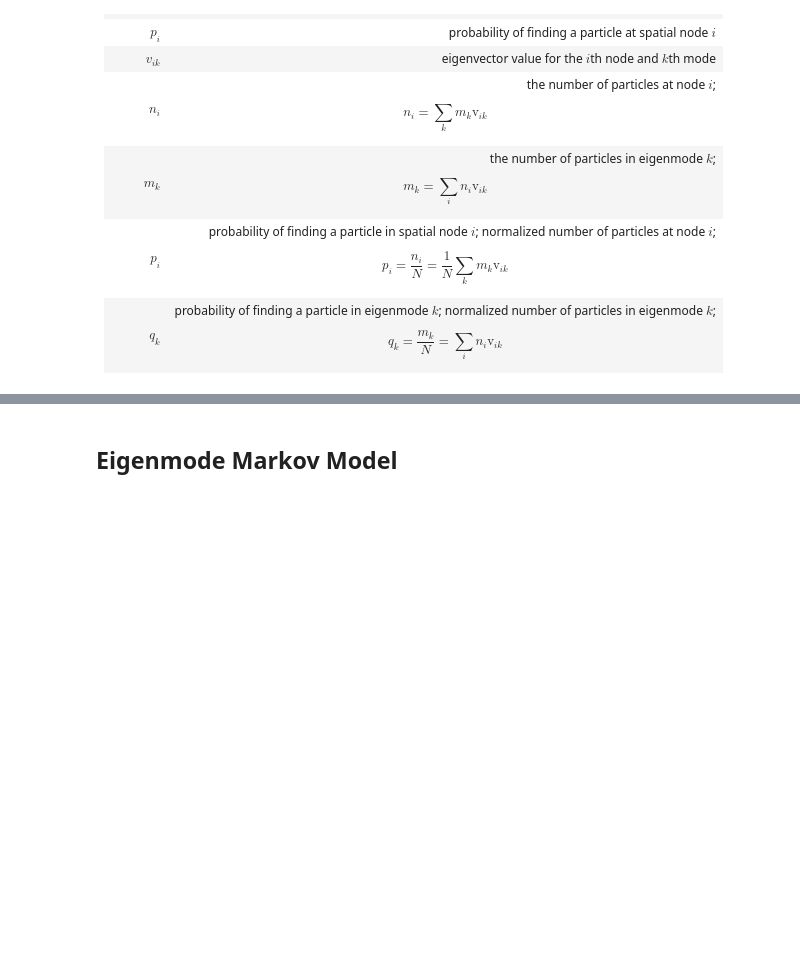
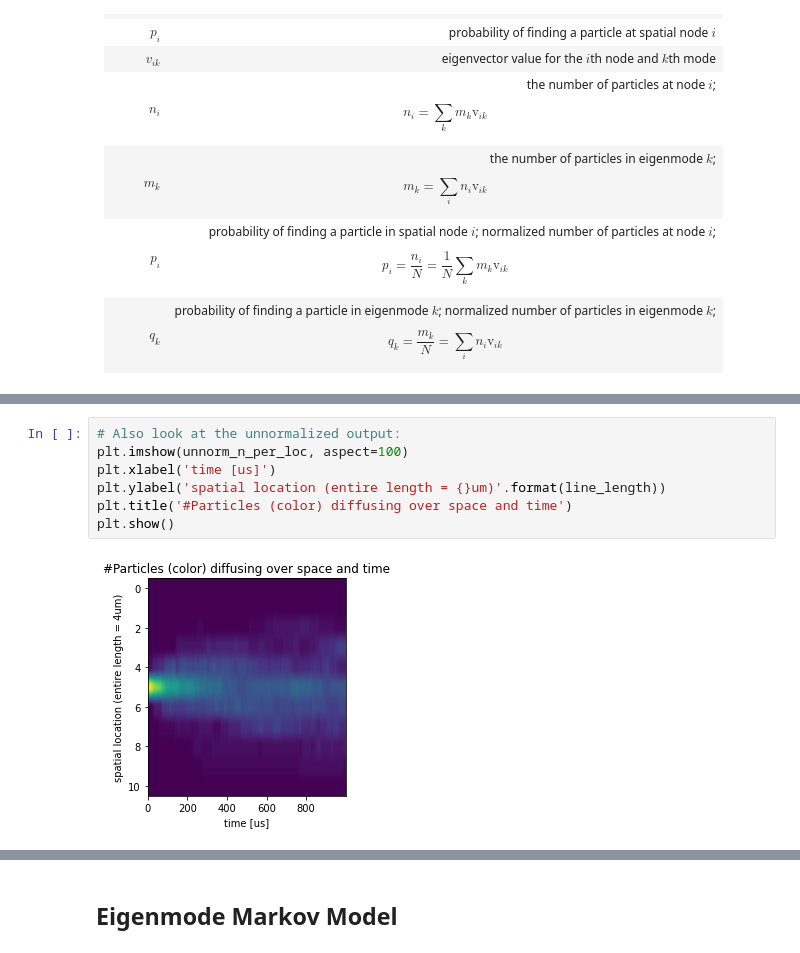
Before and after one commit to margotwagner/diffusion-model, a Jupyter notebook: notebooks/markov-eigenmode-validation/eme-random-walk-1d-validation-variance.ipynb, the cells around one changed output, grey strips where cells are left out. Drawn from its saved outputs; the diff is of its cells as text; blank space fills up the shorter version.

```diff
--- a/notebooks/markov-eigenmode-validation/eme-random-walk-1d-validation-variance.ipynb
+++ b/notebooks/markov-eigenmode-validation/eme-random-walk-1d-validation-variance.ipynb
@@ -105,0 +115,9 @@ def get_jump_probability(
+# %%
+# Also look at the unnormalized output:
+plt.imshow(unnorm_n_per_loc, aspect=100)
+plt.xlabel('time [us]')
+plt.ylabel('spatial location (entire length = {}um)'.format(line_length))
+plt.title('#Particles (color) diffusing over space and time')
+plt.show()
+# %% [output]
+[figure, added]
```
Also changed, not shown: parts of 36 cells of this notebook.
